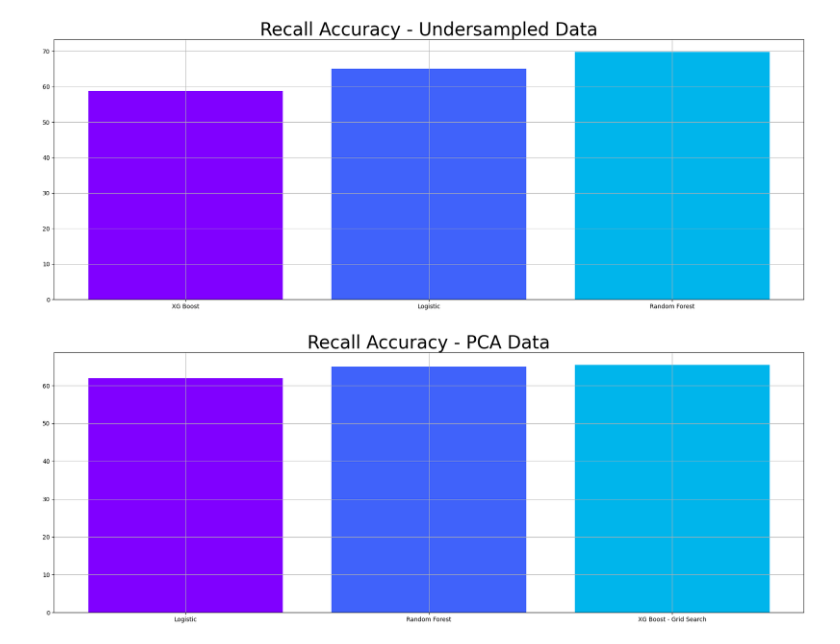
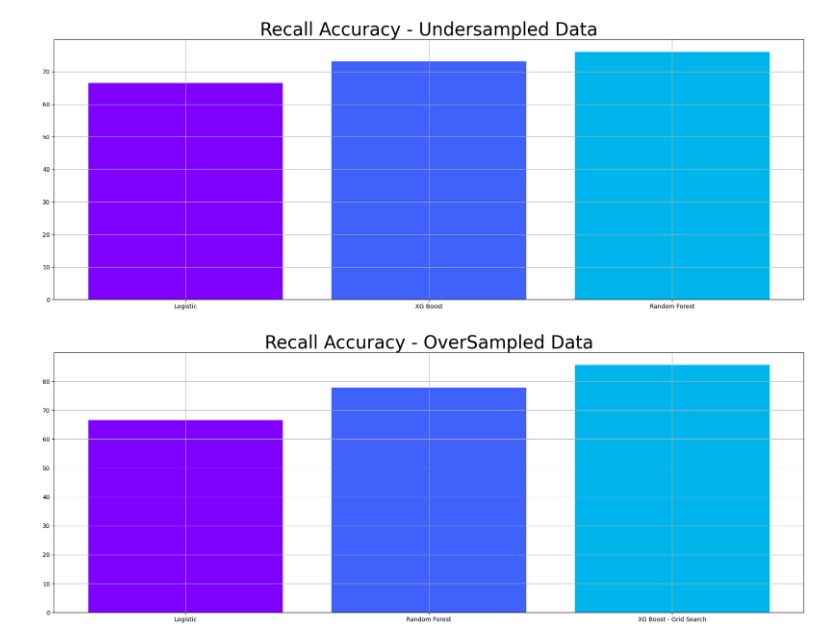
Before and after one commit to Kipioneer/TJE_Dissplay, a Jupyter notebook: UCI SECOM_시각화.ipynb, the cells around one changed output. Cells and saved outputs as stored; diff of their text form; code cells hidden in the pictures.

```diff
--- a/UCI SECOM_시각화.ipynb
+++ b/UCI SECOM_시각화.ipynb
@@ -4,7 +4,7 @@ import numpy as np
 import matplotlib.pyplot as plt
 # %%
 # 시각화
-Recall = np.array([58.7,69.8,65.0])
+Recall = np.array([73.1,76.1,66.6])
 label = np.array(['XG Boost','Random Forest','Logistic'])
 indices = np.argsort(Recall)
 color = plt.cm.rainbow(np.linspace(0, 1, 9))
@@ -17,20 +17,20 @@ plt.grid()
 plt.tight_layout()
 plt.show()
 # %% [output]
-[figure, old version]
+[figure, new version]
 # %%
 # 시각화
-Recall = np.array([61.9,65.0,65.5])
+Recall = np.array([66.6,77.7,85.7])
 label = np.array(['Logistic','Random Forest','XG Boost - Grid Search'])
 indices = np.argsort(Recall)
 color = plt.cm.rainbow(np.linspace(0, 1, 9))
 
 plt.rcParams['figure.figsize'] = (18, 7)
 plt.bar(range(len(indices)), Recall[indices], color = color)
 plt.xticks(range(len(indices)), label[indices])
-plt.title('Recall Accuracy - PCA Data', fontsize = 30)
+plt.title('Recall Accuracy - OverSampled Data', fontsize = 30)
 plt.grid()
 plt.tight_layout()
 plt.show()
 # %% [output]
-[figure, old version]
+[figure, new version]
```
Also changed, not shown: 3 other files.
